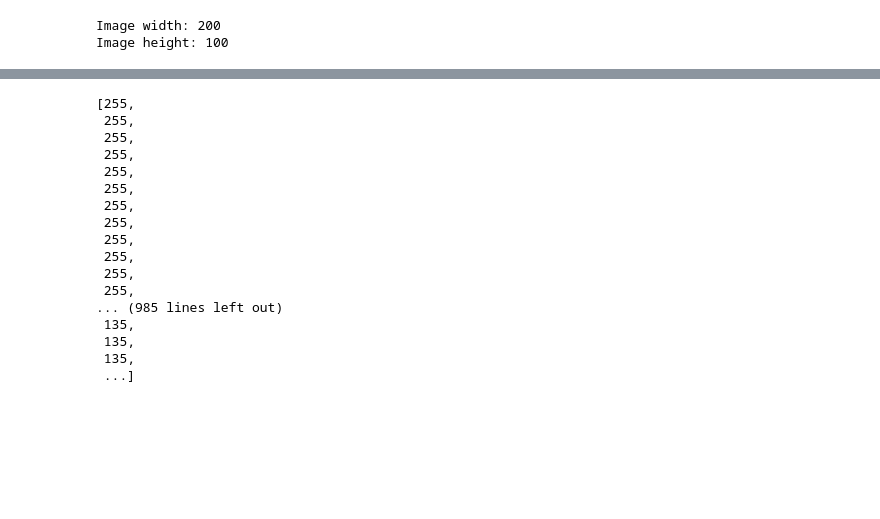
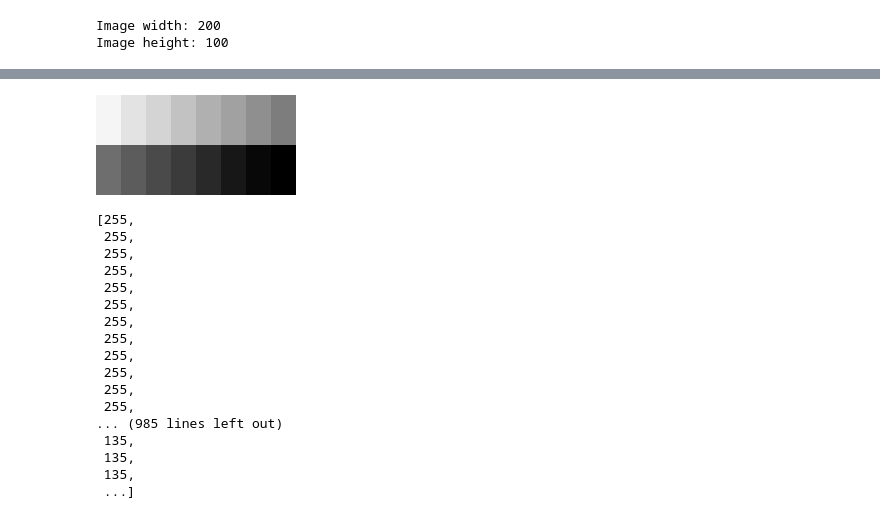
Before and after one commit to alfredwisana/computer-vision, a Jupyter notebook: pixel_read.ipynb, the cells around one changed output, grey strips where cells are left out. Cells and saved outputs as stored; diff of their text form; code cells hidden in the pictures; blank space fills up the shorter version.

Commit message:
pixel

```diff
--- a/pixel_read.ipynb
+++ b/pixel_read.ipynb
@@ -37,3 +37,14 @@ for y in range(height):
 120 120 120 120 120 120 120 120 120 120 120 120 120 120 120 120 120 120 120 120 120 120 120 120 120 102 102 102 102 102 102 102 102 102 102 102 102 102 102 102 102 102 102 102 102 102 102 102 102 102  ...
 120 120 120 120 120 120 120 120 120 120 120 120 120 120 120 120 120 120 120 120 120 120 120 120 120 102 102 102 102 102 102 102 102 102 102 102 102 102 102 102 102 102 102 102 102 102 102 102 102 102  ...
 120 120 120 120 120 120 120 120 120 120 120 120 120 120 120 120 120 120 120 120 120 120 120 120 120 102 102 102 102 102 102 102 102 102 102 102 102 102 102 102 102 102 102 102 102 102 102 102 102 102  ...
+# %%
+new_pixel=[[0 for _ in range(height)] for _ in range(width)]
+for y in range(height):
+    for x in range(width):
+        pixel_value = image.getpixel((x, y))
+        if (pixel_value - 10 >= 0):
+            pixel_value = pixel_value -10
+            new_pixel[x][y]=pixel_value
+#             new_pixel.append(pixel_value)
+        else:
+            new_pixel[x][y]=0
@@ -40,3 +71,15 @@ for y in range(height):
+# %%
+array = np.array(new_pixel, dtype=np.uint8)
+array = np.rot90(array,k=3)
+array = np.flip(array, axis=1)
+
+
+
+# Use PIL to create an image from the new array of pixels
+new_image = Image.fromarray(array)
+new_image.show()
+# %% [output]
+[figure, added]
 # %%
 pix_val = list(image.getdata())
 # %%
```
Also changed, not shown: parts of 3 cells of this notebook, 1 other file.
